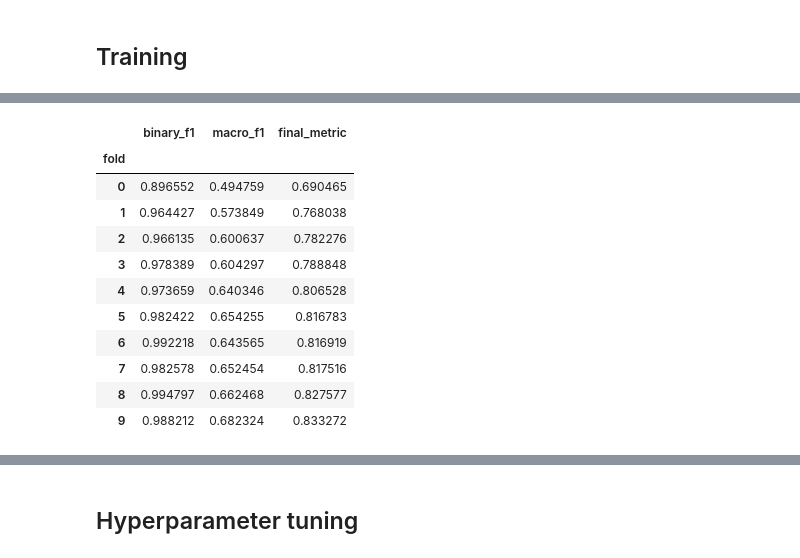
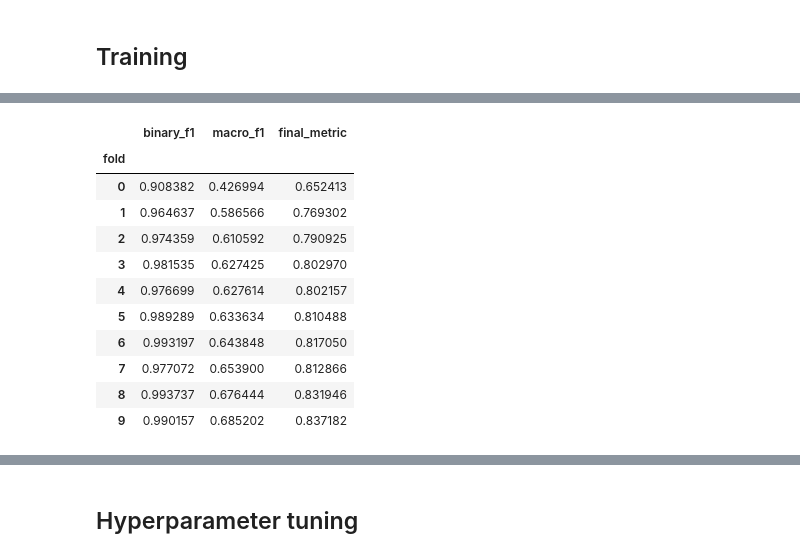
Before and after one commit to MauroAbidalCarrer/CMI-2025-competition, a Jupyter notebook: notebooks/train_and_infer.ipynb, the cells around one changed output, grey strips where cells are left out. Saved outputs shown, nothing was run; the diff lists cells and outputs as text; code cells hidden in the pictures.

Commit message:
Feat: Updated hp with last hp run. (re)Implmented model upload+download with kagglehbu.

```diff
--- a/notebooks/train_and_infer.ipynb
+++ b/notebooks/train_and_infer.ipynb
@@ -519,9 +521,6 @@ class CMIDataset(TensorDataset):
             torch.from_numpy(y).to(device),
             torch.from_numpy(auxiliary_y).to(device),
         )
-# %%
-auxiliary_y = np.load(join("preprocessed_dataset", "auxialiary_Y.npy"))
-n_aux_classes = auxiliary_y.shape[1]
 # %% [markdown]
 #### Meta data loading
 # %%
@@ -697,6 +696,7 @@ class CMIHARModule(nn.Module):
             dataset_x:Optional[Tensor]=None,
             tof_dropout_ratio:float=0,
             thm_dropout_ratio:float=0,
+            imu_dropout_ratio:float=0,
         ):
         super().__init__()
         self.imu_idx = imu_idx
@@ -712,8 +712,8 @@ class CMIHARModule(nn.Module):
             self.register_buffer("x_mean", torch.empty(x_stats_size))
             self.register_buffer("x_std", torch.empty(x_stats_size))
         self.imu_branch = nn.Sequential(
-            ResidualBlock(len(imu_idx), 219),
-            ResidualBlock(219, 500),
+            ResidualBlock(len(imu_idx), 219, imu_dropout_ratio),
+            ResidualBlock(219, 500, imu_dropout_ratio),
         )
         self.tof_branch = AlexNet([len(tof_idx), 82, 500], tof_dropout_ratio)
         self.thm_branch = AlexNet([len(thm_idx), 82, 500], thm_dropout_ratio)
@@ -774,6 +774,10 @@ def mk_model(
             n_classes=18,
             dataset_x=dataset_x,
             n_aux_classes=n_aux_classes,
+            imu_dropout_ratio=0.2,
+            tof_dropout_ratio=0.2,
+            thm_dropout_ratio=0.2,
+
         )
         .to(device)
     )
@@ -1017,8 +1021,8 @@ def train_model_on_all_epochs(
                 print(f"Early stopping triggered at epoch {epoch}")
                 model.load_state_dict(best_model_state)
                 break
-
-    torch.save(best_model_state, f"best_model_fold{fold}.pth")
+    os.makedirs("models", exist_ok=True)
+    torch.save(best_model_state, f"models/model_fold_{fold}.pth")
 
     return DF.from_records(metrics).set_index(["fold", "epoch"])
 # %%
@@ -1156,24 +1149,41 @@ def train_on_all_folds(
 
     return best_metrics["final_metric"].mean(), metrics
 # %%
-mean_best_cv_score, metrics = train_on_all_folds(
-    lr_scheduler_kw={
-        "warmup_epochs": 12,
-        "cycle_mult": 1.2581593166822513,
-        "max_lr": 0.005815868894786092,
-        "max_to_min_div_factor": 250.0,
-        "init_cycle_epochs": 4,
-        "lr_cycle_factor": 0.3181415708440285,
-    },
-    optimizer_kw={
-        "weight_decay": 0.0007736508244386544,
-        "beta_0": 0.8048146267731392,
-        "beta_1": 0.9923387077969553,
-    },
-    training_kw={"aux_loss_weigth": 0.7000000000000001},
-)
-print("mean best CV:", mean_best_cv_score)
-display(metrics)
+import kagglehub
+
+if not os.getenv('KAGGLE_IS_COMPETITION_RERUN'):
+    mean_best_cv_score, metrics = train_on_all_folds(
+        lr_scheduler_kw={
+            'warmup_epochs': 15,
+            'cycle_mult': 1.5,
+            'max_lr': 0.004921271951375079,
+            'init_cycle_epochs': 5,
+            'lr_cycle_factor': 0.3,
+            'max_to_min_div_factor': 250,
+        },
+        optimizer_kw={
+            'weight_decay': 0.0005345701899759787,
+            'beta_0': 0.8767300066532935,
+            'beta_1': 0.9935604207618539,
+        },
+        training_kw={'aux_loss_weigth': 0.30000000000000004},
+    )
+    user_input = input("Upload model ensemble?").lower()
+    if user_input == "yes":
+        kagglehub.model_upload(
+            handle=join(
+                kagglehub.whoami()["username"],
+                MODEL_NAME,
+                "pyTorch",
+                MODEL_VARIATION,
+            ),
+            local_model_dir="models",
+            version_notes=input("Please provide model version notes:")
+        )
+    elif user_input == "no":
+        print("Model has not been uploaded to kaggle.")
+    else:
+        print("User input was not understood, model has not been uploaded to kaggle.")
 # %% [output]
 ==================================================
 training: 1
@@ -1191,17 +1201,17 @@ Epoch 06: Binary F1 = 0.8474, Macro F1 = 0.3643, Final Metric = 0.6059
 Cross-Validation Results
 ==================================================
 
 Best Fold-wise Metrics:
 |  | binary_f1 | macro_f1 | final_metric |
 | fold |  |  |  |
-| 0 | 0.896552 | 0.494759 | 0.690465 |
-| 1 | 0.964427 | 0.573849 | 0.768038 |
-| 2 | 0.966135 | 0.600637 | 0.782276 |
-| 3 | 0.978389 | 0.604297 | 0.788848 |
-| 4 | 0.973659 | 0.640346 | 0.806528 |
-| 5 | 0.982422 | 0.654255 | 0.816783 |
-| 6 | 0.992218 | 0.643565 | 0.816919 |
-| 7 | 0.982578 | 0.652454 | 0.817516 |
-| 8 | 0.994797 | 0.662468 | 0.827577 |
-| 9 | 0.988212 | 0.682324 | 0.833272 |
+| 0 | 0.908382 | 0.426994 | 0.652413 |
+| 1 | 0.964637 | 0.586566 | 0.769302 |
+| 2 | 0.974359 | 0.610592 | 0.790925 |
+| 3 | 0.981535 | 0.627425 | 0.802970 |
+| 4 | 0.976699 | 0.627614 | 0.802157 |
+| 5 | 0.989289 | 0.633634 | 0.810488 |
+| 6 | 0.993197 | 0.643848 | 0.817050 |
+| 7 | 0.977072 | 0.653900 | 0.812866 |
+| 8 | 0.993737 | 0.676444 | 0.831946 |
+| 9 | 0.990157 | 0.685202 | 0.837182 |
 Global Statistics (Best Metrics):
```
Also changed, not shown: parts of 7 cells of this notebook.
